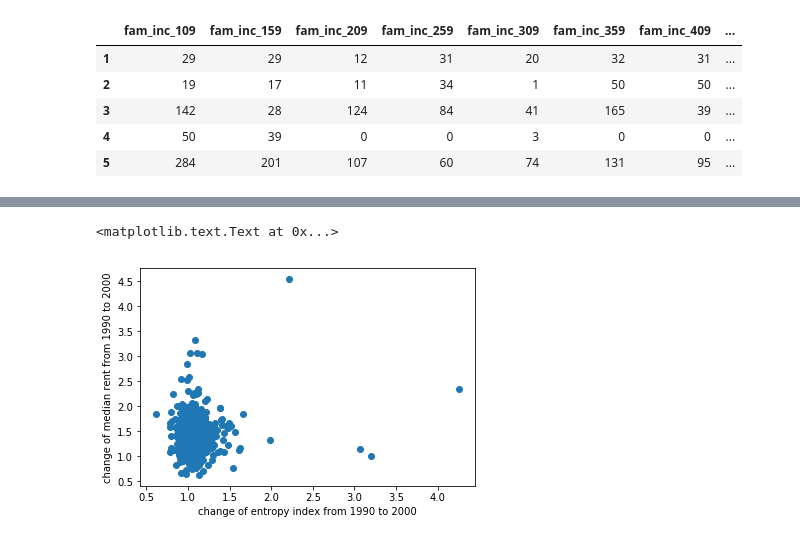
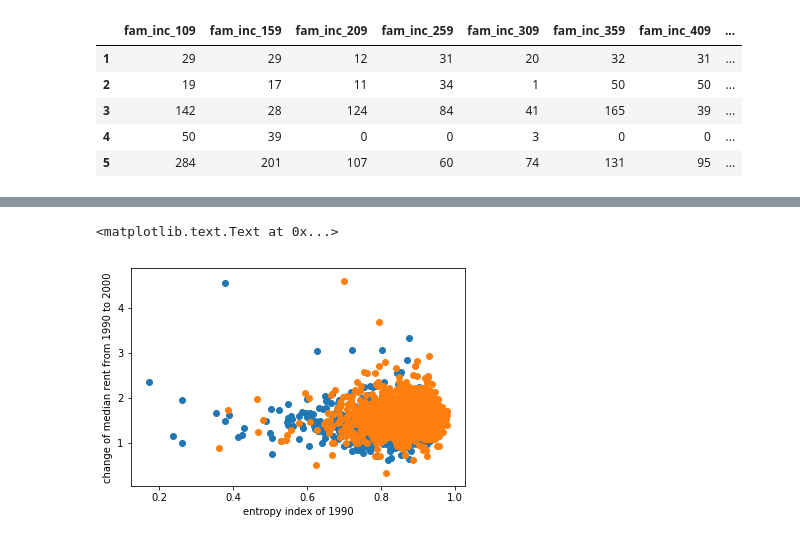
Before and after one commit to picniclin/NYC_yl5240, a Jupyter notebook: NYC_housing_and_income.ipynb, the cells around one changed output, grey strips where cells are left out. Drawn from its saved outputs; the diff is of its cells as text; code cells hidden in the pictures.

Commit message:
regression between rent growth and entropy index at the beginning

```diff
--- a/NYC_housing_and_income.ipynb
+++ b/NYC_housing_and_income.ipynb
@@ -245,3 +245,7 @@ df2.head()
 | 3 | 24732 | 466 | 30104 | 558 | 33555 | 823 |
 | 4 | 24823 | 422 | 23671 | 461 | 25489 | 870 |
 | 5 | 18762 | 298 | 19694 | 266 | 30817 | 455 |
+# %%
+df2['rent_income_ratio_9'] = df2['median_rent_9'] * 12/df2['median_inc_fam_9']
+df2['rent_income_ratio_0'] = df2['median_rent_0'] * 12/df2['median_inc_fam_0']
+df2['rent_income_ratio_1'] = df2['median_rent_1'] * 12/df2['median_inc_fam_1']
@@ -319,10 +356,8 @@ df2_1.shape
 # %%
-df3 = pd.DataFrame()
-df3['median_rent_growth_90_00'] = df2_1.median_rent_0/df2_1.median_rent_9
-df3['median_rent_growth_00_10'] = df2_1.median_rent_1/df2_1.median_rent_0
-df3['entropy_index_change_90_00'] = df2_1.entropy_index_0/df2_1.entropy_index_9
-df3['entropy_index_change_00_10'] = df2_1.entropy_index_1/df2_1.entropy_index_0
-df3['median_fam_inc_growth_90_00'] = df2_1.median_inc_fam_0/df2_1.median_inc_fam_9
-df3['median_fam_inc_growth_00_10'] = df2_1.median_inc_fam_1/df2_1.median_inc_fam_0
-df3.head()
+df2['rent_growth_90_00'] = df2_1.median_rent_0/df2_1.median_rent_9
+df2['rent_growth_00_10'] = df2_1.median_rent_1/df2_1.median_rent_0
+
+df2['inc_growth_90_00'] = df2_1.median_inc_fam_0/df2_1.median_inc_fam_9
+df2['inc_growth_00_10'] = df2_1.median_inc_fam_1/df2_1.median_inc_fam_0
+df2.head()
 # %% [output]
@@ -347,7 +382,8 @@ df3.describe()
 # %%
-plt.scatter(df3.entropy_index_change_90_00, df3.median_rent_growth_90_00)
-plt.xlabel('change of entropy index from 1990 to 2000')
+plt.scatter(df2.entropy_index_9, df2.rent_growth_90_00)
+plt.scatter(df2.entropy_index_0, df2.rent_growth_00_10)
+plt.xlabel('entropy index of 1990')
 plt.ylabel('change of median rent from 1990 to 2000')
 # %% [output]
 <matplotlib.text.Text at 0x...>
-[figure, old version]
+[figure, new version]
```
Also changed, not shown: parts of 19 cells of this notebook.
